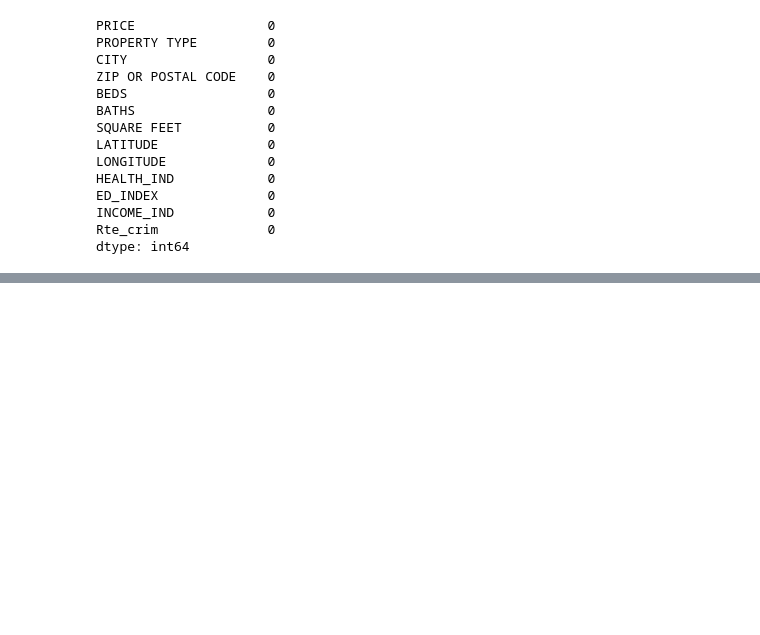
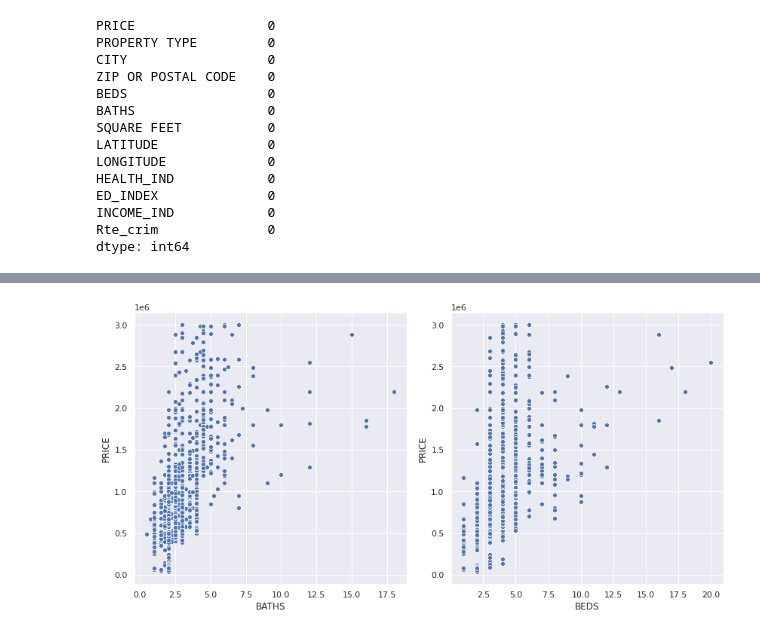
Before and after one commit to Christopher-Liu/Irvine-Property-Value-Analysis, a Jupyter notebook: analysis_la.ipynb, the cells around one changed output, grey strips where cells are left out. Saved outputs shown, nothing was run; the diff lists cells and outputs as text; code cells hidden in the pictures; blank space fills up the shorter version.

```diff
--- a/analysis_la.ipynb
+++ b/analysis_la.ipynb
@@ -474,0 +579,10 @@ df_full_merged.head()
+# %%
+# Checking relationship between Price and Baths / Beds with large outliers removed. This will make relationship clearer
+
+fig, ax = plt.subplots(1, 2, figsize=(12, 6))
+fig.tight_layout(pad=2.0)
+
+sns.scatterplot(x='BATHS', y='PRICE', data=df_full_merged.loc[df_full_merged['BATHS'] <= 20, ], ax = ax[0])
+sns.scatterplot(x='BEDS', y='PRICE', data=df_full_merged.loc[df_full_merged['BEDS'] <= 20, ], ax = ax[1]);
+# %% [output]
+[figure, added]
```
Also changed, not shown: parts of 18 cells of this notebook.
